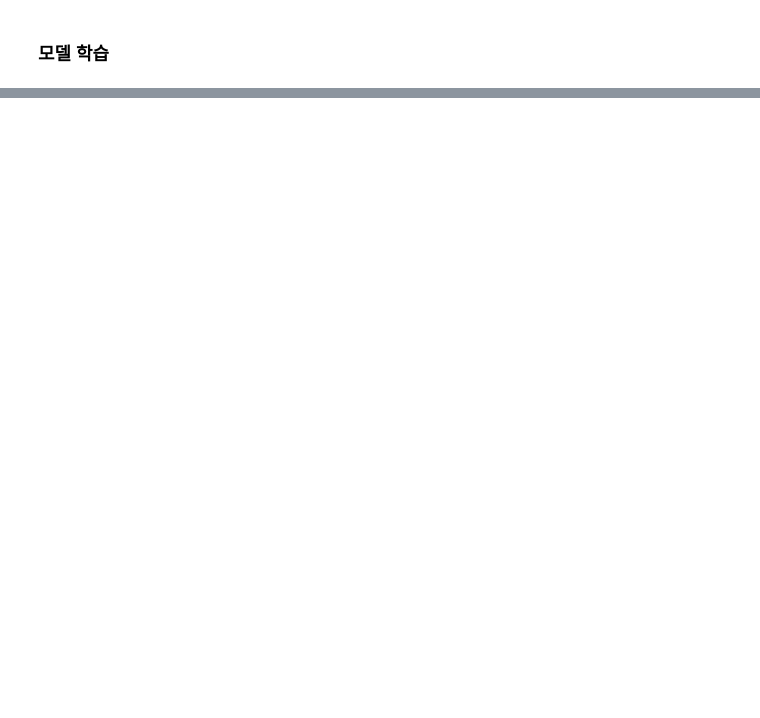
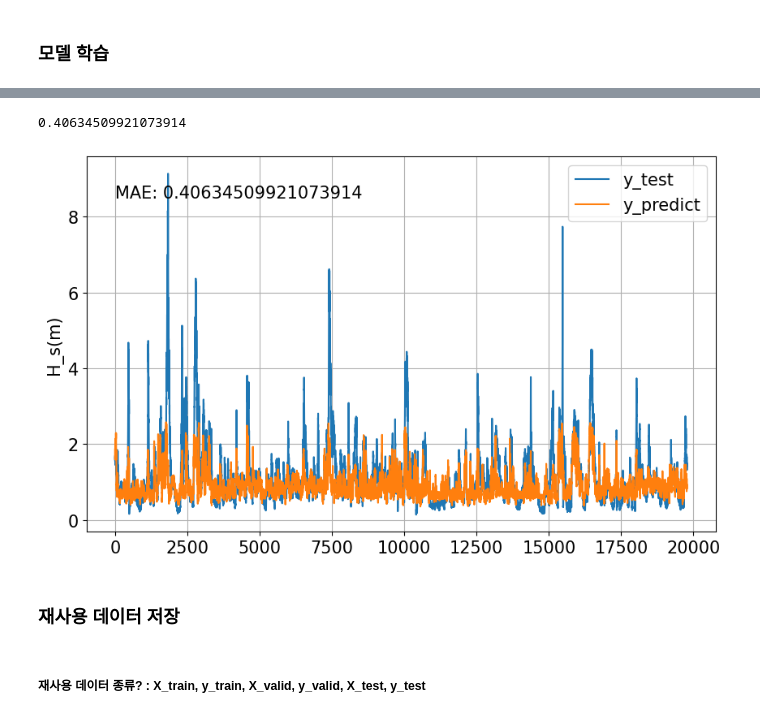
Before and after one commit to sshinohs/opsl-machine-learning-python, a Jupyter notebook: 04_feed-forward_neural_network/04_01_feed-forward_neural_network.ipynb, the cells around one changed output, grey strips where cells are left out. Drawn from its saved outputs; the diff is of its cells as text; code cells hidden in the pictures; blank space fills up the shorter version.

```diff
--- a/04_feed-forward_neural_network/04_01_feed-forward_neural_network.ipynb
+++ b/04_feed-forward_neural_network/04_01_feed-forward_neural_network.ipynb
@@ -395,0 +366,4 @@ plt.show()
+# %%
+y_predict = model.predict(X_test)
+# %%
+results = model.evaluate(X_test, y_test)
@@ -395,0 +372,18 @@ plt.show()
+# %%
+results
+# %% [output]
+0.40634509921073914
+# %%
+plt.plot(y_test, label='y_test')
+plt.plot(y_predict, label='y_predict')
+plt.legend()
+plt.grid(True)
+plt.ylabel('H_s(m)')
+plt.text(0, 8.5, "MAE: " + str(results))
+plt.show()
+# %% [output]
+[figure, added]
+# %% [markdown]
+### 재사용 데이터 저장
+# %% [markdown]
+##### 재사용 데이터 종류? : X_train, y_train, X_valid, y_valid, X_test, y_test
```
Also changed, not shown: parts of 20 cells of this notebook, 12 other files.
